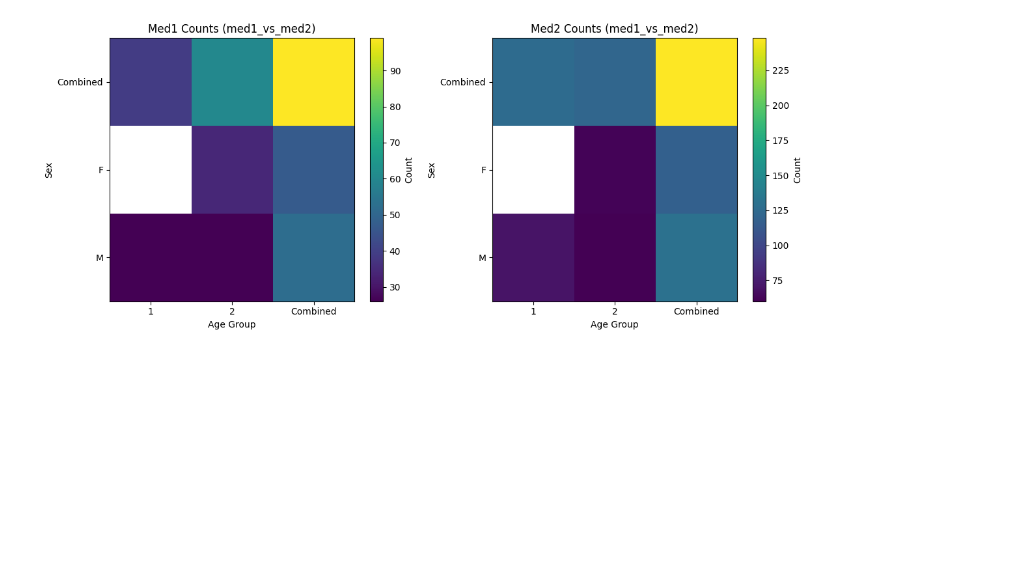
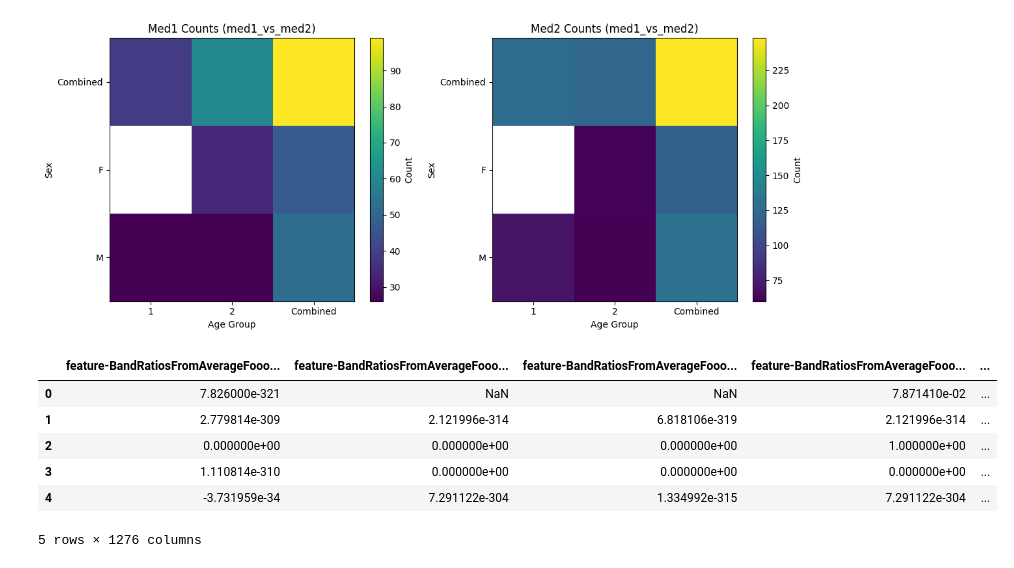
Before and after one commit to BabaSanfour/eeg-analysis-adhd-epilepsy, a Jupyter notebook: run_analysis_patients.ipynb, the cells around one changed output. Drawn from its saved outputs; the diff is of its cells as text; code cells hidden in the pictures; blank space fills up the shorter version.

```diff
--- a/run_analysis_patients.ipynb
+++ b/run_analysis_patients.ipynb
@@ -1562,0 +1571,10 @@ plt.show()
+# %%
+df.head()
+# %% [output]
+|  | feature-BandRatiosFromAverageFooo... | feature-BandRatiosFromAverageFooo... | feature-BandRatiosFromAverageFooo... | feature-BandRatiosFromAverageFooo... | ... |
+| 0 | 7.826000e-321 | NaN | NaN | 7.871410e-02 | ... |
+| 1 | 2.779814e-309 | 2.121996e-314 | 6.818106e-319 | 2.121996e-314 | ... |
+| 2 | 0.000000e+00 | 0.000000e+00 | 0.000000e+00 | 1.000000e+00 | ... |
+| 3 | 1.110814e-310 | 0.000000e+00 | 0.000000e+00 | 0.000000e+00 | ... |
+| 4 | -3.731959e-34 | 7.291122e-304 | 1.334992e-315 | 7.291122e-304 | ... |
+5 rows × 1276 columns
```
Also changed, not shown: parts of 17 cells of this notebook.
